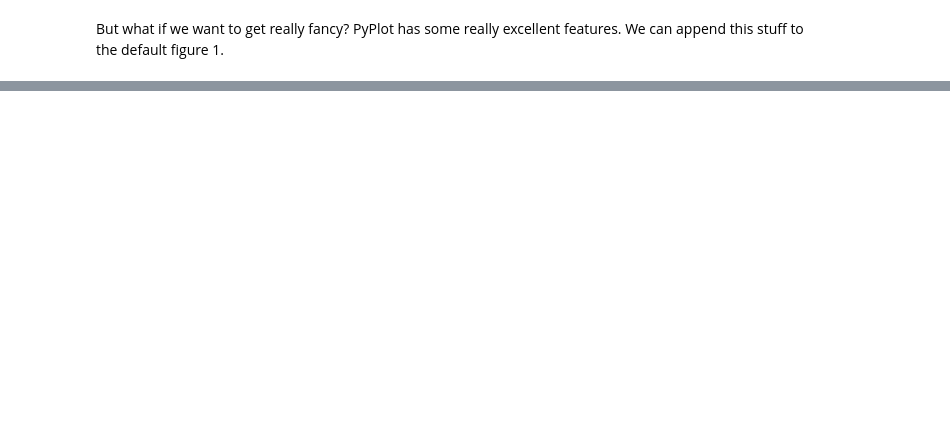
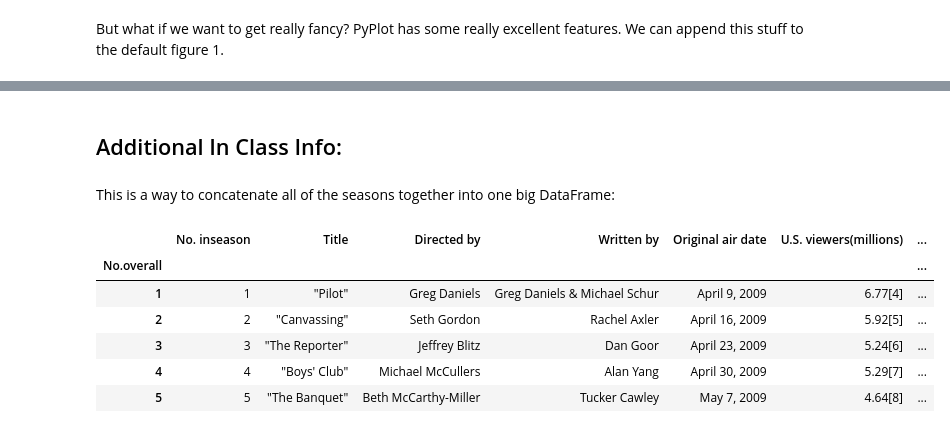
Before and after one commit to brownworth/DM19MD, a Jupyter notebook: Python/MD-4-ImportHTML.ipynb, the cells around one changed output, grey strips where cells are left out. Drawn from its saved outputs; the diff is of its cells as text; code cells hidden in the pictures; blank space fills up the shorter version.

```diff
--- a/Python/MD-4-ImportHTML.ipynb
+++ b/Python/MD-4-ImportHTML.ipynb
@@ -277,0 +621,4 @@ plt.show()
+# %% [markdown]
+## Additional In Class Info:
+# %% [markdown]
+This is a way to concatenate all of the seasons together into one big DataFrame:
@@ -277,0 +638,10 @@ plt.show()
+# %%
+full_episodes.head()
+# %% [output]
+|  | No. inseason | Title | Directed by | Written by | Original air date | U.S. viewers(millions) | ... |
+| No.overall |  |  |  |  |  |  | ... |
+| 1 | 1 | "Pilot" | Greg Daniels | Greg Daniels & Michael Schur | April 9, 2009 | 6.77[4] | ... |
+| 2 | 2 | "Canvassing" | Seth Gordon | Rachel Axler | April 16, 2009 | 5.92[5] | ... |
+| 3 | 3 | "The Reporter" | Jeffrey Blitz | Dan Goor | April 23, 2009 | 5.24[6] | ... |
+| 4 | 4 | "Boys' Club" | Michael McCullers | Alan Yang | April 30, 2009 | 5.29[7] | ... |
+| 5 | 5 | "The Banquet" | Beth McCarthy-Miller | Tucker Cawley | May 7, 2009 | 4.64[8] | ... |
```
Also changed, not shown: parts of 45 cells of this notebook, 6 other files.
